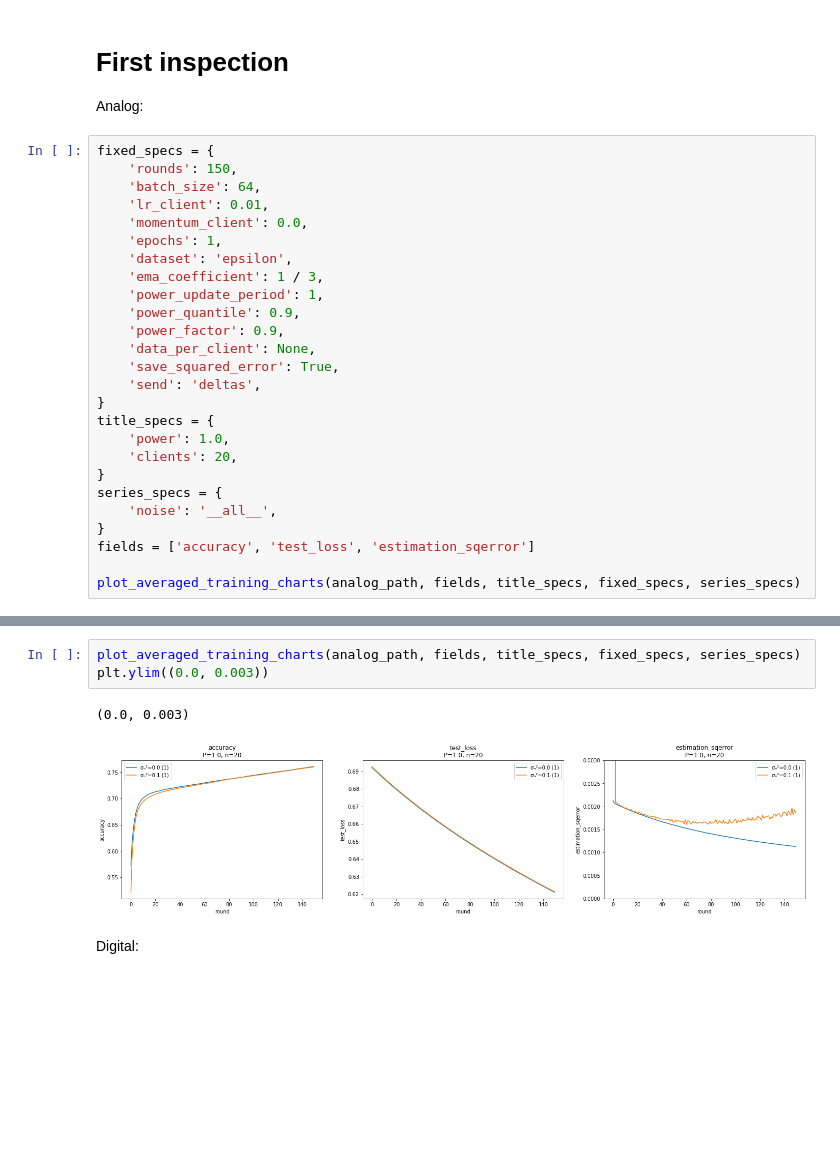
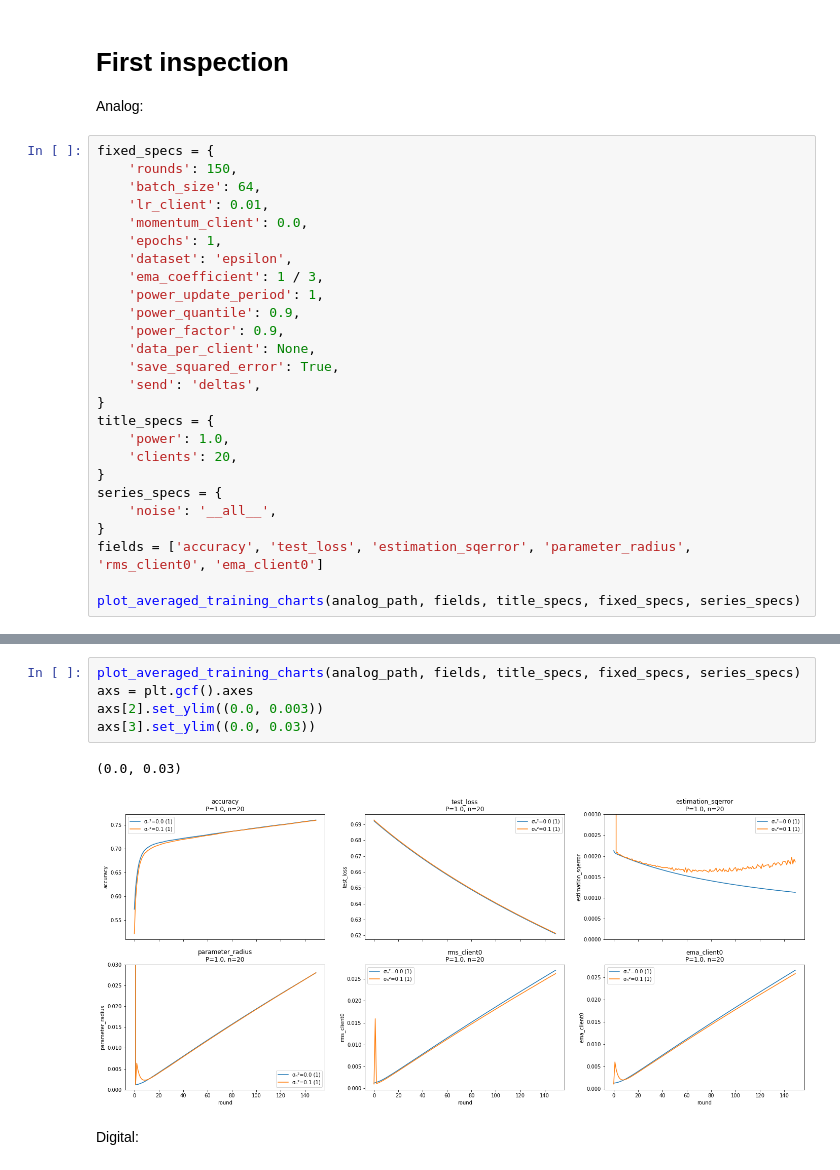
Before and after one commit to czlee/kyanite, a Jupyter notebook: estimation-error.ipynb, the cells around one changed output, grey strips where cells are left out. Drawn from its saved outputs; the diff is of its cells as text; blank space fills up the shorter version.

```diff
--- a/estimation-error.ipynb
+++ b/estimation-error.ipynb
@@ -56,7 +56,7 @@ title_specs = {
 series_specs = {
     'noise': '__all__',
 }
-fields = ['accuracy', 'test_loss', 'estimation_sqerror']
+fields = ['accuracy', 'test_loss', 'estimation_sqerror', 'parameter_radius', 'rms_client0', 'ema_client0']
 
 plot_averaged_training_charts(analog_path, fields, title_specs, fixed_specs, series_specs)
 # %% [output]
@@ -64,9 +64,11 @@ plot_averaged_training_charts(analog_path, fields, title_specs, fixed_specs, ser
 # %%
 plot_averaged_training_charts(analog_path, fields, title_specs, fixed_specs, series_specs)
-plt.ylim((0.0, 0.003))
+axs = plt.gcf().axes
+axs[2].set_ylim((0.0, 0.003))
+axs[3].set_ylim((0.0, 0.03))
 # %% [output]
-(0.0, 0.003)
+(0.0, 0.03)
-[figure, old version]
+[figure, new version]
 # %% [markdown]
 Digital:
 # %%
```
Also changed, not shown: parts of 12 cells of this notebook, 1 other file.
